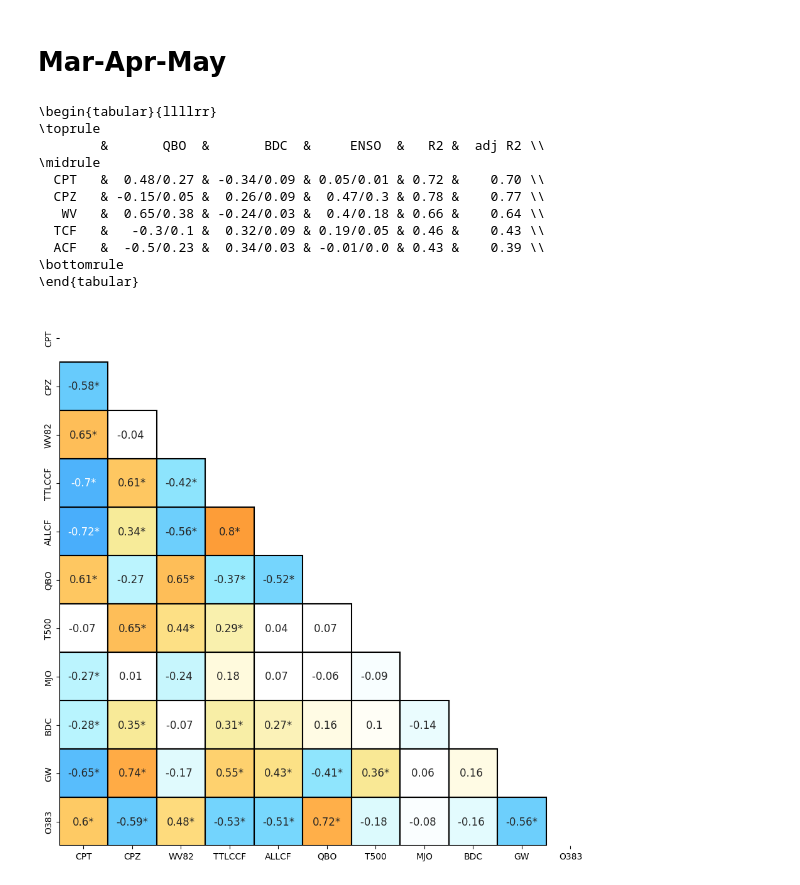
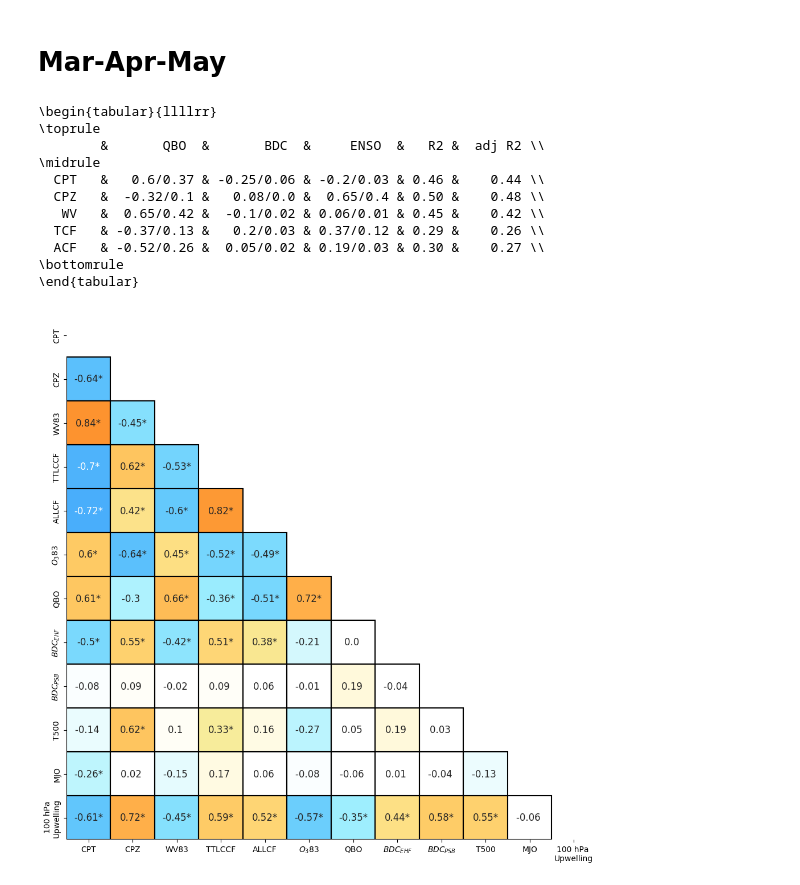
Before and after one commit to AodhanSweeney/TTLVariability, a Jupyter notebook: MLR_15NS_2seasons.ipynb, the cells around one changed output. Drawn from its saved outputs; the diff is of its cells as text; code cells hidden in the pictures.

```diff
--- a/MLR_15NS_2seasons.ipynb
+++ b/MLR_15NS_2seasons.ipynb
@@ -344,10 +344,10 @@ allTCF_anomalies = tool_box.anomaly_finder(allTCFCalendarMaps)
 profile_cf_anomalies = tool_box.anomaly_finder(profiles_cf)
 wv_calendar_anoms = wv_calendar - np.nanmean(wv_calendar, axis=0)
 wv_anoms_16NS_UTLS = np.nanmean(wv_calendar_anoms[:,:,:,18:27], axis=3)
-wv_calendar_ts = np.reshape(wv_anoms_16NS_UTLS, (17*12,55))[12:]
+wv_calendar_ts = np.reshape(wv_anoms_16NS_UTLS, (17*12,55))[1:-11]
 wv_calendar_ = np.reshape(wv_calendar_ts, (16,12,55))
-wv_ts = wv_calendar_[:,:,13].ravel()
-wv_ts = np.insert(wv_ts, 192, wv_ts[-1])[1:]
+wv_ts = wv_calendar_[:,:,12].ravel()
+#wv_ts = np.insert(wv_ts, 192, wv_ts[-1])[1:]
 
 # Find the average over 15S-15N
 cpt_tropical_mean = tool_box.tropical_average(cpts_anomalies)
@@ -397,0 +429,12 @@ gw_cal = np.reshape(gw_pe, (16,12))
+# %%
+detrended_upwelling = UP100_cal.ravel()[5:]
+detrended_qbo = qbo_cal.ravel()[5:]
+detrended_T500 = enso_cal.ravel()[5:]
+detrended_bdc = bdc_cal.ravel()[5:]
+
+upwelling_df = pd.DataFrame(np.transpose([detrended_T500, detrended_qbo, detrended_bdc, detrended_upwelling]), columns=['T500', 'QBO', 'BDC', 'upwelling'])
+upwelling_MLR = pg.linear_regression(upwelling_df[['T500', 'QBO', 'BDC']], upwelling_df['upwelling'], relimp=True)
+qbo_enso_bdc_fit = upwelling_MLR.coef[0] + upwelling_df['T500']*upwelling_MLR.coef[1] + upwelling_df['QBO']*upwelling_MLR.coef[2] + upwelling_df['BDC']*upwelling_MLR.coef[3]
+UpwellingRemovedFit = detrended_upwelling - qbo_enso_bdc_fit
+up100 = np.concatenate(([np.nan, np.nan, np.nan, np.nan, np.nan], UpwellingRemovedFit), axis=0)
+UP100_cal = np.reshape(up100, (16,12))
@@ -456,53 +505,54 @@ djf_predictors_and_target_df = predictors_and_target_df
 # Mar-Apr-May
 # %%
 # Targets
-cf_bw = season_finder(ttl_cirrus_cf_cal, 4,5,6,7,8)[1:]
-allcf_bw = season_finder(allcfTCF_cal, 4,5,6,7,8)[1:]
-cpt_bw = season_finder(cpt_cal, 4,5,6,7,8)[1:]
-cpz_bw = season_finder(cpz_cal, 4,5,6,7,8)[1:]
-wv_bw = season_finder(wv_100hpa_cal, 4,5,6,7,8)[1:]
-o3_bw = season_finder(o3_cal, 4,5,6,7,8)[1:]
+cf_bs = season_finder(ttl_cirrus_cf_cal, 4,5,6,7,8)[1:]
+allcf_bs = season_finder(allcfTCF_cal, 4,5,6,7,8)[1:]
+cpt_bs = season_finder(cpt_cal, 4,5,6,7,8)[1:]
+cpz_bs = season_finder(cpz_cal, 4,5,6,7,8)[1:]
+wv_bs = season_finder(wv_100hpa_cal, 4,5,6,7,8)[1:]
+o3_bs = season_finder(o3_cal, 4,5,6,7,8)[1:]
 
 
 # Predictors
-mjo_bw = season_finder(mjo_cal, 4,5,6,7,8)[1:]
-enso_bw = season_finder(enso_cal, 4,5,6,7,8)[1:]
-qbo_bw = season_finder(qbo_cal, 4,5,6,7,8)[1:]
-bdc_bw = season_finder(bdc_cal, 4,5,6,7,8)[1:]
-gw_bw = season_finder(gw_cal, 4,5,6,7,8)[1:]
+mjo_bs = season_finder(mjo_cal, 4,5,6,7,8)[1:]
+enso_bs = season_finder(enso_cal, 4,5,6,7,8)[1:]
+qbo_bs = season_finder(qbo_cal, 4,5,6,7,8)[1:]
+bdc_bs = season_finder(bdc_cal, 4,5,6,7,8)[1:]
+up100_bs = season_finder(UP100_cal, 4,5,6,7,8)[1:]
+rawup100_bs = season_finder(rawUP100_cal, 4,5,6,7,8)[1:]
 
-predictors_and_target_original = [cpt_bw, cpz_bw, wv_bw, cf_bw, allcf_bw, qbo_bw, enso_bw, mjo_bw, bdc_bw, gw_bw, o3_bw]
+predictors_and_target_original = [cpt_bs, cpz_bs, wv_bs, cf_bs, allcf_bs, o3_bs, qbo_bs, bdc_bs, up100_bs, enso_bs, mjo_bs, rawup100_bs]
 predictors_and_target = [predictors_and_target_original[i]/np.nanstd(predictors_and_target_original[i]) for i in range(len(predictors_and_target_original))]
 predictors_and_target_df = pd.DataFrame(np.transpose(predictors_and_target),
-                                        columns=['CPT','CPZ', 'WV82', 'TTLCCF', 'ALLCF', 'QBO', 'T500',
-                                                 'MJO', 'BDC', 'GW', 'O383'])
+                                        columns=['CPT','CPZ', 'WV83', 'TTLCCF', 'ALLCF', '$O_{3}83$', 'QBO', '$BDC_{EHF}$', '$BDC_{PSB}$', 'T500',
+                                                 'MJO', '100 hPa \nUpwelling'])
 
 # Create Correlation and Siginficance Matrices
 corr_matrix = correlation_matrix_creator(predictors_and_target_df)
 
 # Plot correlation Matrix
 heatmap = corr_matrix_plotter(corr_matrix)
 
 # Create Linear Regression Models
-X = predictors_and_target_df[['QBO', 'BDC', 'T500','MJO', 'GW']]
+X = predictors_and_target_df[['QBO', 'MJO', 'T500',]]
 Y1 = predictors_and_target_df['CPT']
 Y2 = predictors_and_target_df['TTLCCF']
-Y3 = predictors_and_target_df['WV82']
+Y3 = predictors_and_target_df['WV83']
 Y4 = predictors_and_target_df['ALLCF']
 Y5 = predictors_and_target_df['CPZ']
 lr_table(X, Y1, Y2, Y3, Y4, Y5)
 
 jja_predictors_and_target_df = predictors_and_target_df
 # %% [output]
 \begin{tabular}{llllrr}
 \toprule
         &       QBO  &       BDC  &     ENSO  &   R2 &  adj R2 \\
 \midrule
-  CPT   &  0.48/0.27 & -0.34/0.09 & 0.05/0.01 & 0.72 &    0.70 \\
-  CPZ   & -0.15/0.05 &  0.26/0.09 &  0.47/0.3 & 0.78 &    0.77 \\
-   WV   &  0.65/0.38 & -0.24/0.03 &  0.4/0.18 & 0.66 &    0.64 \\
-  TCF   &   -0.3/0.1 &  0.32/0.09 & 0.19/0.05 & 0.46 &    0.43 \\
-  ACF   &  -0.5/0.23 &  0.34/0.03 & -0.01/0.0 & 0.43 &    0.39 \\
+  CPT   &   0.6/0.37 & -0.25/0.06 & -0.2/0.03 & 0.46 &    0.44 \\
+  CPZ   &  -0.32/0.1 &   0.08/0.0 &  0.65/0.4 & 0.50 &    0.48 \\
+   WV   &  0.65/0.42 &  -0.1/0.02 & 0.06/0.01 & 0.45 &    0.42 \\
+  TCF   & -0.37/0.13 &   0.2/0.03 & 0.37/0.12 & 0.29 &    0.26 \\
+  ACF   & -0.52/0.26 &  0.05/0.02 & 0.19/0.03 & 0.30 &    0.27 \\
 \bottomrule
 \end{tabular}
-[figure, old version]
+[figure, new version]
```
Also changed, not shown: parts of 11 cells of this notebook, 5 other files.
